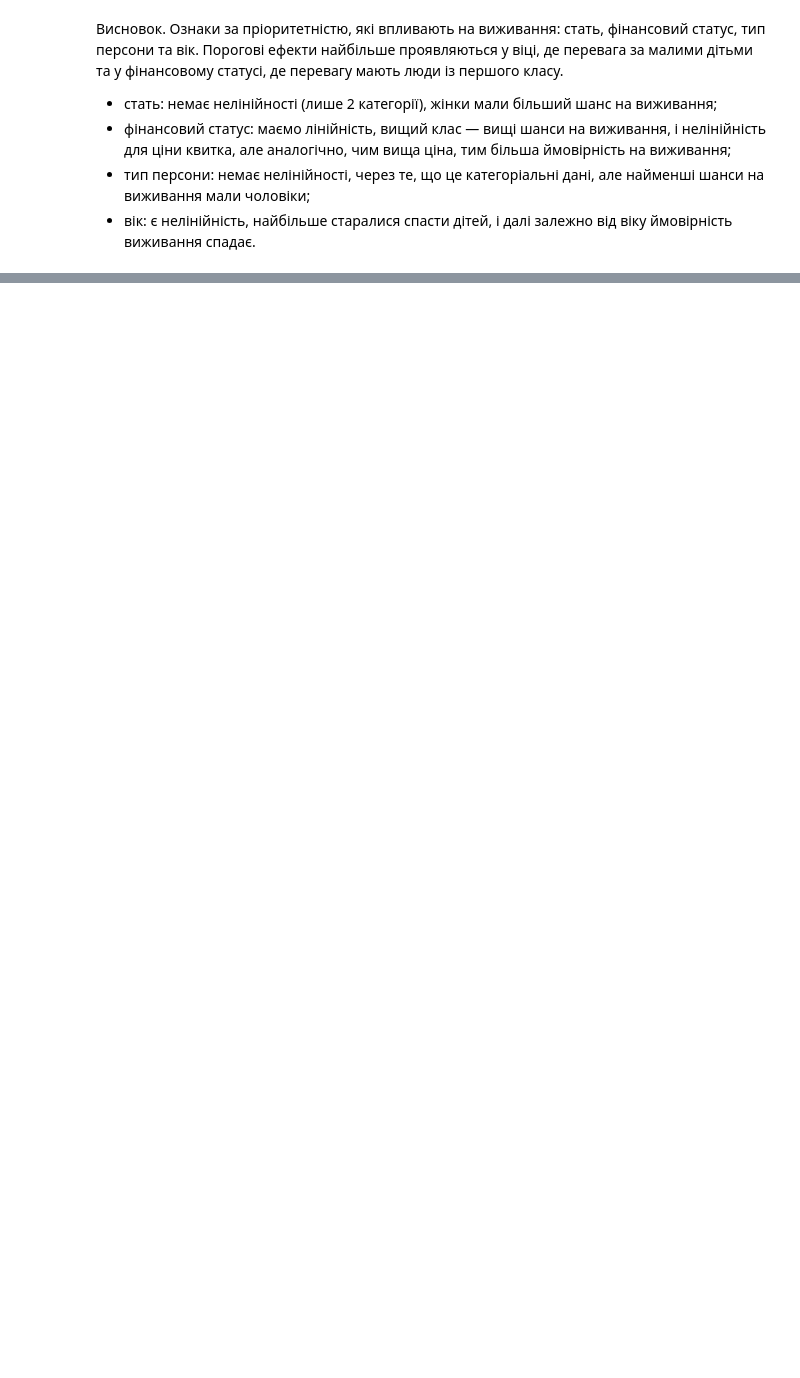
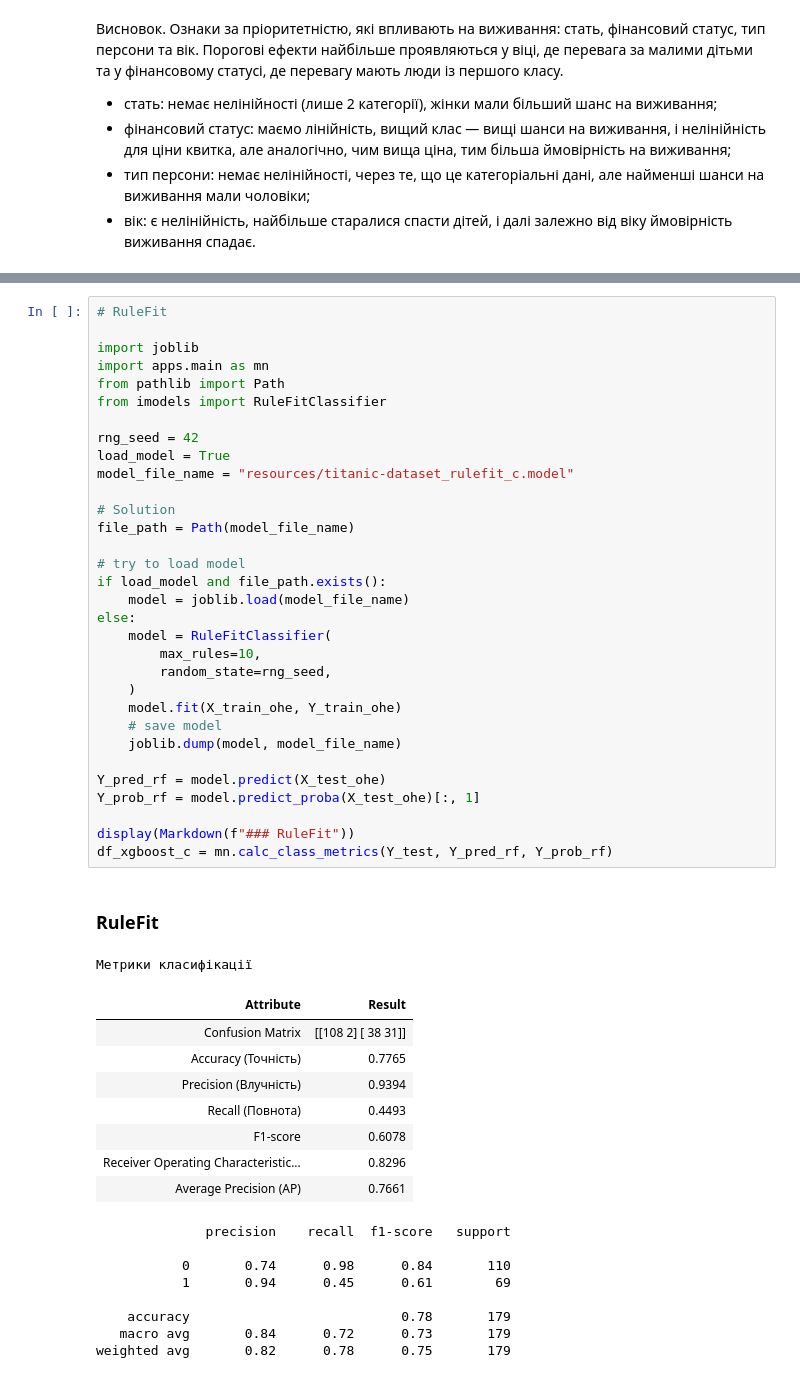
Before and after one commit to BogdanPinchuk/DataScience-PBY_HW17, a Jupyter notebook: Bohdan_Pinchuk_DS_HW17.ipynb, the cells around one changed output, grey strips where cells are left out. Cells and saved outputs as stored; diff of their text form; blank space fills up the shorter version.

```diff
--- a/Bohdan_Pinchuk_DS_HW17.ipynb
+++ b/Bohdan_Pinchuk_DS_HW17.ipynb
@@ -880,0 +896,51 @@ show(ebm_local)
+# %%
+# RuleFit
+
+import joblib
+import apps.main as mn
+from pathlib import Path
+from imodels import RuleFitClassifier
+
+rng_seed = 42
+load_model = True
+model_file_name = "resources/titanic-dataset_rulefit_c.model"
+
+# Solution
+file_path = Path(model_file_name)
+
+# try to load model
+if load_model and file_path.exists():
+    model = joblib.load(model_file_name)
+else:
+    model = RuleFitClassifier(
+        max_rules=10,
+        random_state=rng_seed,
+    )
+    model.fit(X_train_ohe, Y_train_ohe)
+    # save model
+    joblib.dump(model, model_file_name)
+
+Y_pred_rf = model.predict(X_test_ohe)
+Y_prob_rf = model.predict_proba(X_test_ohe)[:, 1]
+
+display(Markdown(f"### RuleFit"))
+df_xgboost_c = mn.calc_class_metrics(Y_test, Y_pred_rf, Y_prob_rf)
+# %% [output]
+### RuleFit
+Метрики класифікації
+| Attribute | Result |
+| Confusion Matrix | [[108 2] [ 38 31]] |
+| Accuracy (Точність) | 0.7765 |
+| Precision (Влучність) | 0.9394 |
+| Recall (Повнота) | 0.4493 |
+| F1-score | 0.6078 |
+| Receiver Operating Characteristic... | 0.8296 |
+| Average Precision (AP) | 0.7661 |
+              precision    recall  f1-score   support
+
+           0       0.74      0.98      0.84       110
+           1       0.94      0.45      0.61        69
+
+    accuracy                           0.78       179
+   macro avg       0.84      0.72      0.73       179
+weighted avg       0.82      0.78      0.75       179
```
Also changed, not shown: parts of 4 cells of this notebook, 1 other file.
